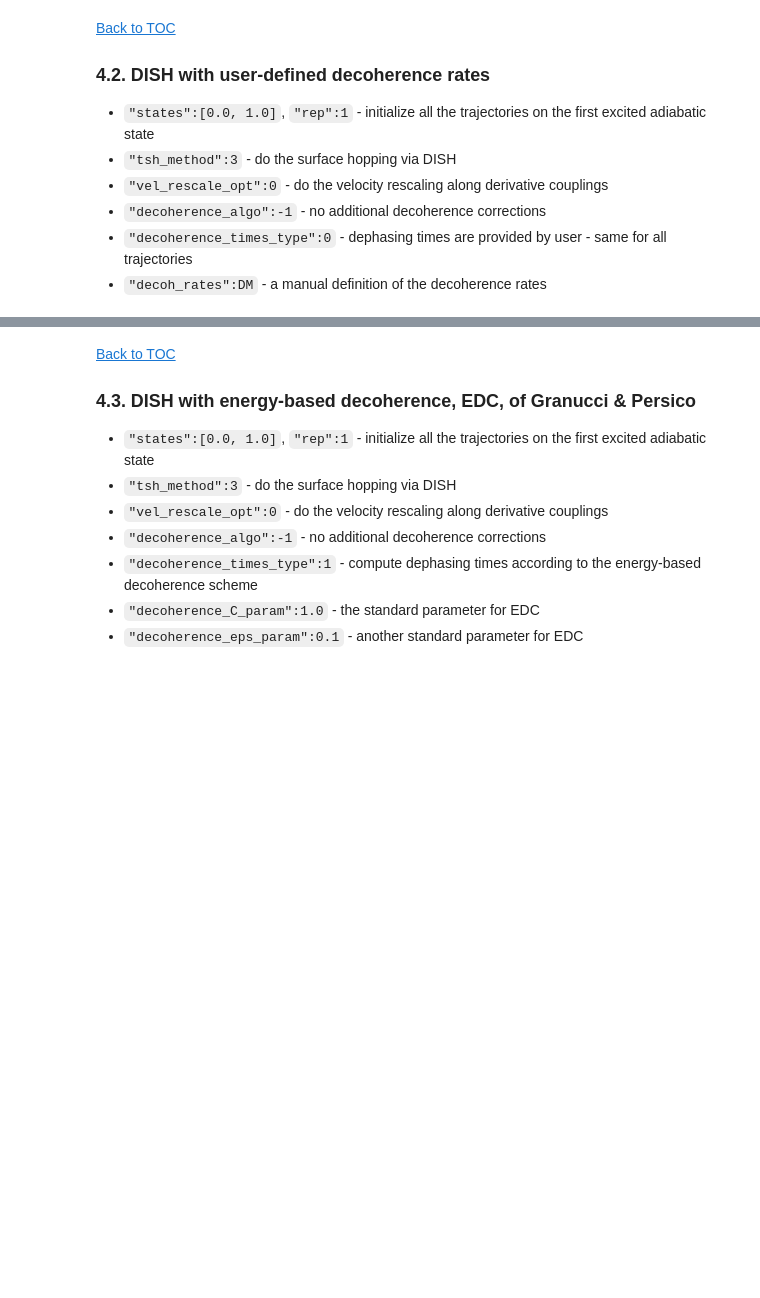
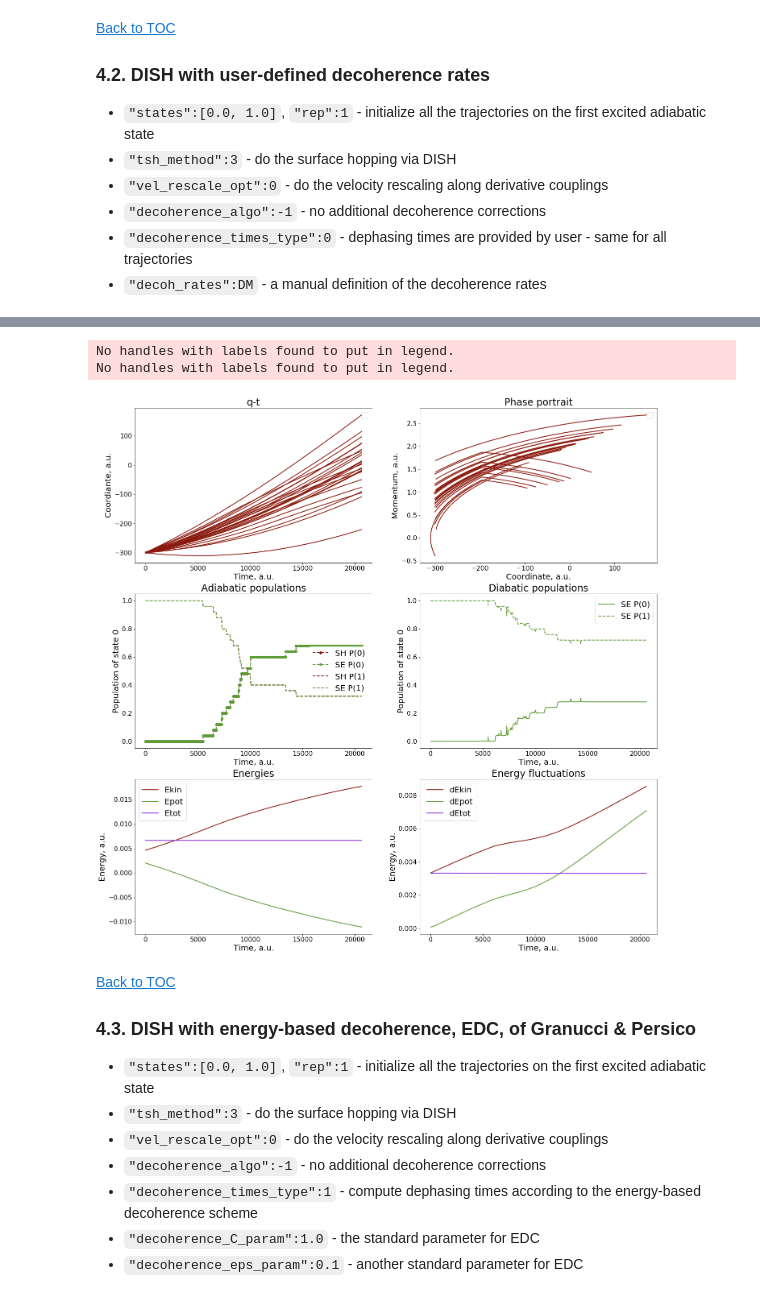
Before and after one commit to Quantum-Dynamics-Hub/libra-code, a Jupyter notebook: notebooks/Example16_Dynamics/Dynamics_Tutorial-5.ipynb, the cells around one changed output, grey strips where cells are left out. Saved outputs shown, nothing was run; the diff lists cells and outputs as text; code cells hidden in the pictures; blank space fills up the shorter version.

```diff
--- a/notebooks/Example16_Dynamics/Dynamics_Tutorial-5.ipynb
+++ b/notebooks/Example16_Dynamics/Dynamics_Tutorial-5.ipynb
@@ -784,3 +784,24 @@ No handles with labels found to put in legend.
+# %%
+_init_elec = { "init_type":3, "nstates":2, "istates":[0.0, 1.0], "rep":1,  "ntraj":ntraj   }
+
+_dyn_params = dict(dyn_params)
+_dyn_params.update({"rep_ham":0, "force_method":1, "rep_force":1, "rep_tdse":1,
+                    "nac_update_method":1, "tsh_method":3, "vel_rescale_opt":0})
+#_dyn_params.update({"prefix":"T3-1-4", "output_level":2, "file_output_level":3})
+_dyn_params.update({"prefix":"T5-2", "output_level":2, "file_output_level":2})
+
+DR = MATRIX(2,2)
+DR.set(0, 1, 0.1)
+DR.set(1, 0, 0.1)
+_dyn_params.update({"decoherence_algo":-1, "decoherence_times_type":0, "decoh_rates":DR, "collapse_option":1 })
+
+_model_params = {"model":1, "model0":1}
+res = dynamics.generic_recipe(q, p, iM, _dyn_params, compute_model, _model_params, _init_elec, rnd)
+plot_dyn(res)
+# %% [output]
+No handles with labels found to put in legend.
+No handles with labels found to put in legend.
+[figure, added]
 # %% [markdown]
 <a name="dish-2"></a>
 [Back to TOC](#TOC)
```
Also changed, not shown: parts of 3 cells of this notebook, 1 other file.
